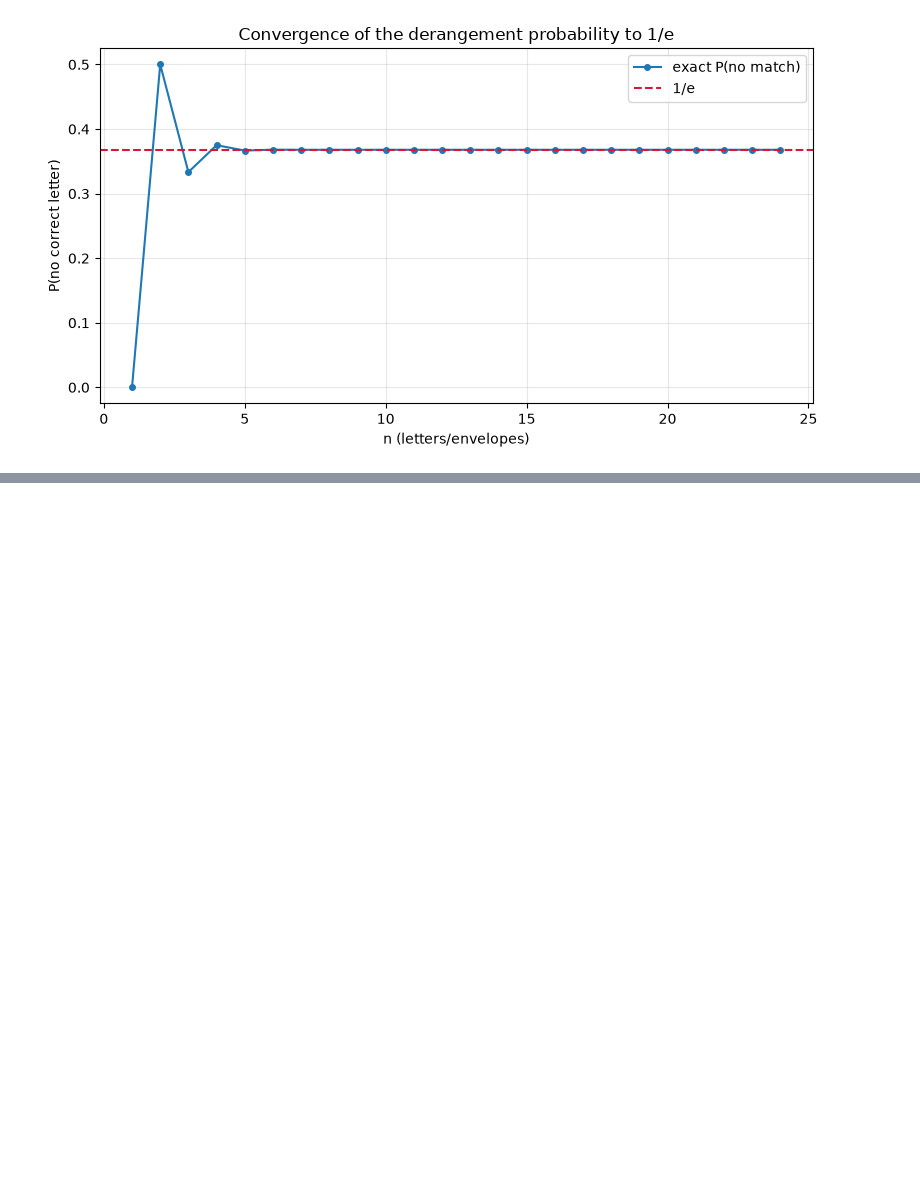
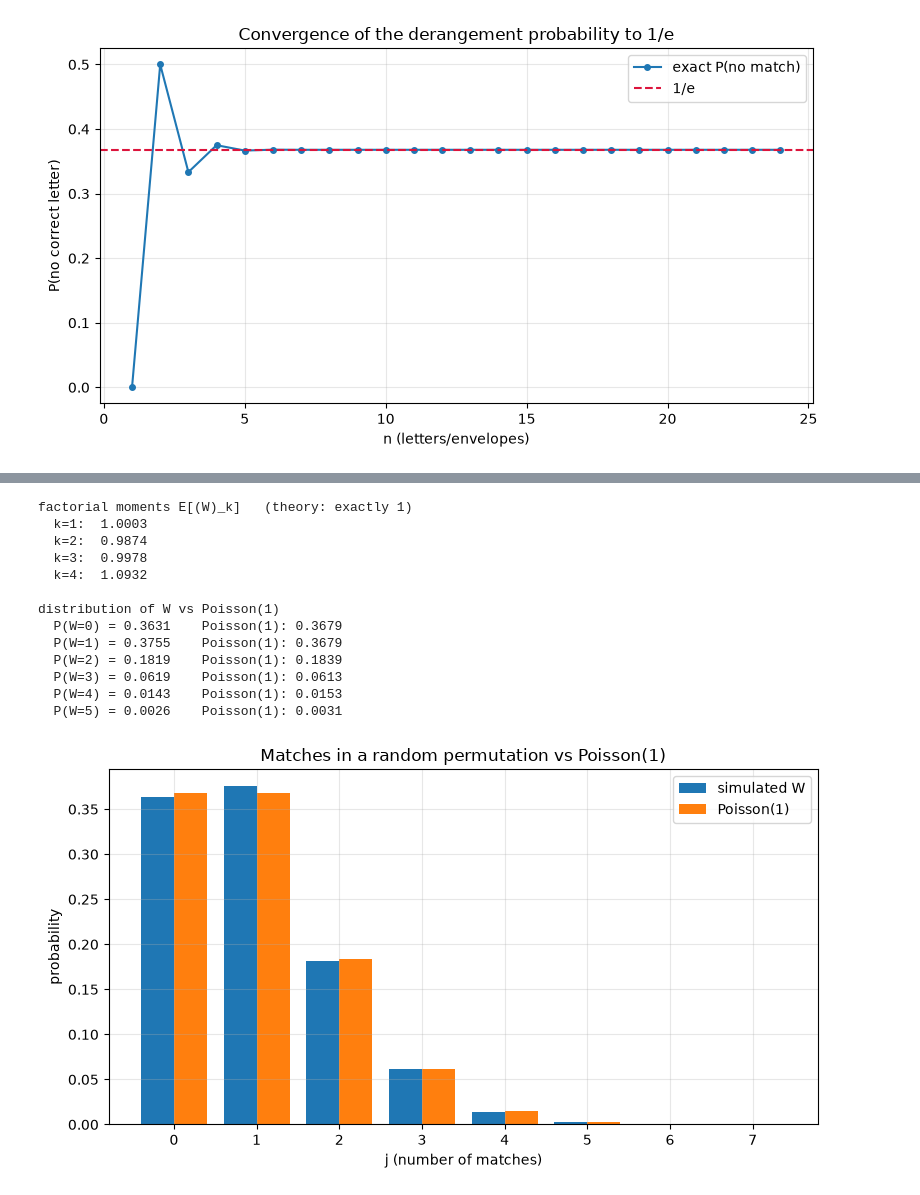
Before and after one commit to gorkemozkaya/Data-Science-Notes, a Jupyter notebook: fun_with_stats_foundations/airy_secretary_problem.ipynb, the cells around one changed output, grey strips where cells are left out. Cells and saved outputs as stored; diff of their text form; code cells hidden in the pictures; blank space fills up the shorter version.

Commit message:
Add §5: 'almost independent' proof of the 1/e limit via factorial moments + Poisson(1) verification

```diff
--- a/fun_with_stats_foundations/airy_secretary_problem.ipynb
+++ b/fun_with_stats_foundations/airy_secretary_problem.ipynb
@@ -95 +121,43 @@ plt.legend(); plt.grid(alpha=0.3); plt.tight_layout(); plt.show()
+# %%
+%matplotlib inline
+import matplotlib.pyplot as plt
+
+rng = np.random.default_rng(7)
+n, trials = 1500, 20000
+W = (np.argsort(rng.random((trials, n)), axis=1) == np.arange(n)).sum(axis=1)
+
+print("factorial moments E[(W)_k]   (theory: exactly 1)")
+for k in range(1, 5):
+    fk = W.astype(float)
+    for j in range(1, k):
+        fk = fk * (W - j)
+    print(f"  k={k}:  {fk.mean():.4f}")
+
+print("\ndistribution of W vs Poisson(1)")
+for j in range(6):
+    print(f"  P(W={j}) = {(W == j).mean():.4f}    Poisson(1): {math.exp(-1)/math.factorial(j):.4f}")
+
+plt.figure(figsize=(8, 4.5))
+js = np.arange(0, 8)
+plt.bar(js - 0.2, [(W == j).mean() for j in js], width=0.4, label='simulated W')
+plt.bar(js + 0.2, [math.exp(-1)/math.factorial(j) for j in js], width=0.4, label='Poisson(1)')
+plt.xlabel('j (number of matches)')
+plt.ylabel('probability')
+plt.title('Matches in a random permutation vs Poisson(1)')
+plt.xticks(js); plt.legend(); plt.grid(alpha=0.3); plt.tight_layout(); plt.show()
+# %% [output]
+factorial moments E[(W)_k]   (theory: exactly 1)
+  k=1:  1.0003
+  k=2:  0.9874
+  k=3:  0.9978
+  k=4:  1.0932
+
+distribution of W vs Poisson(1)
+  P(W=0) = 0.3631    Poisson(1): 0.3679
+  P(W=1) = 0.3755    Poisson(1): 0.3679
+  P(W=2) = 0.1819    Poisson(1): 0.1839
+  P(W=3) = 0.0619    Poisson(1): 0.0613
+  P(W=4) = 0.0143    Poisson(1): 0.0153
+  P(W=5) = 0.0026    Poisson(1): 0.0031
+[figure, added]
 # %% [markdown]
```
Also changed, not shown: parts of 2 cells of this notebook.
